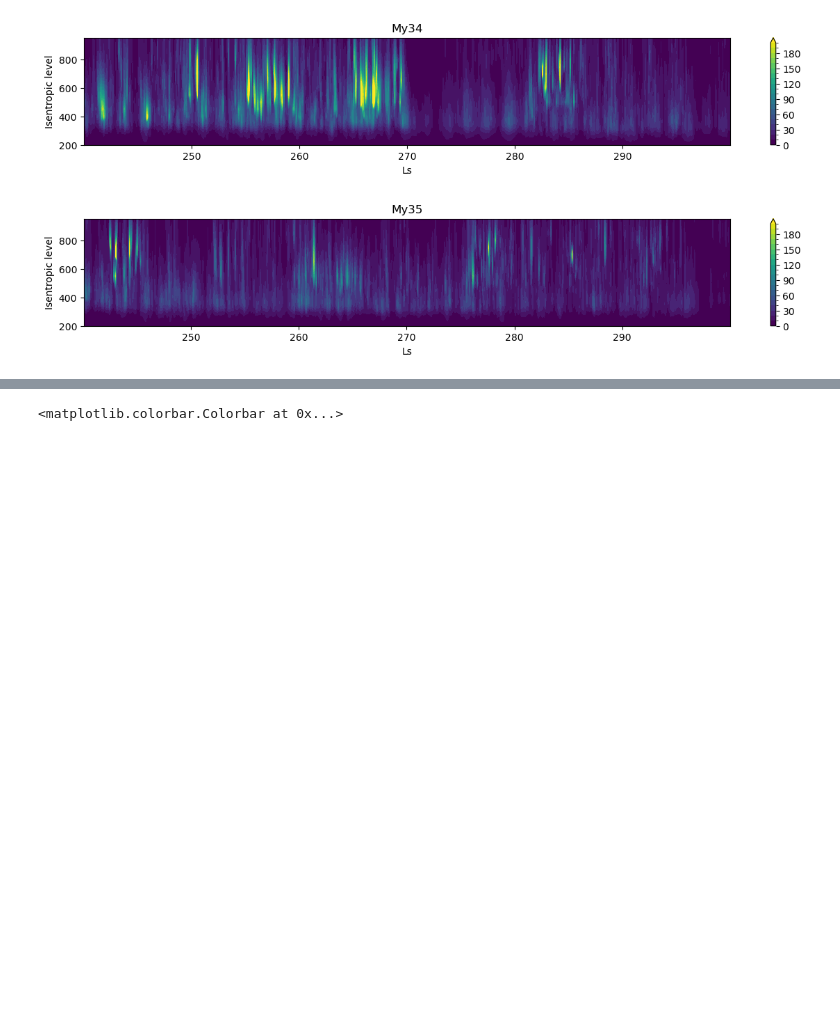
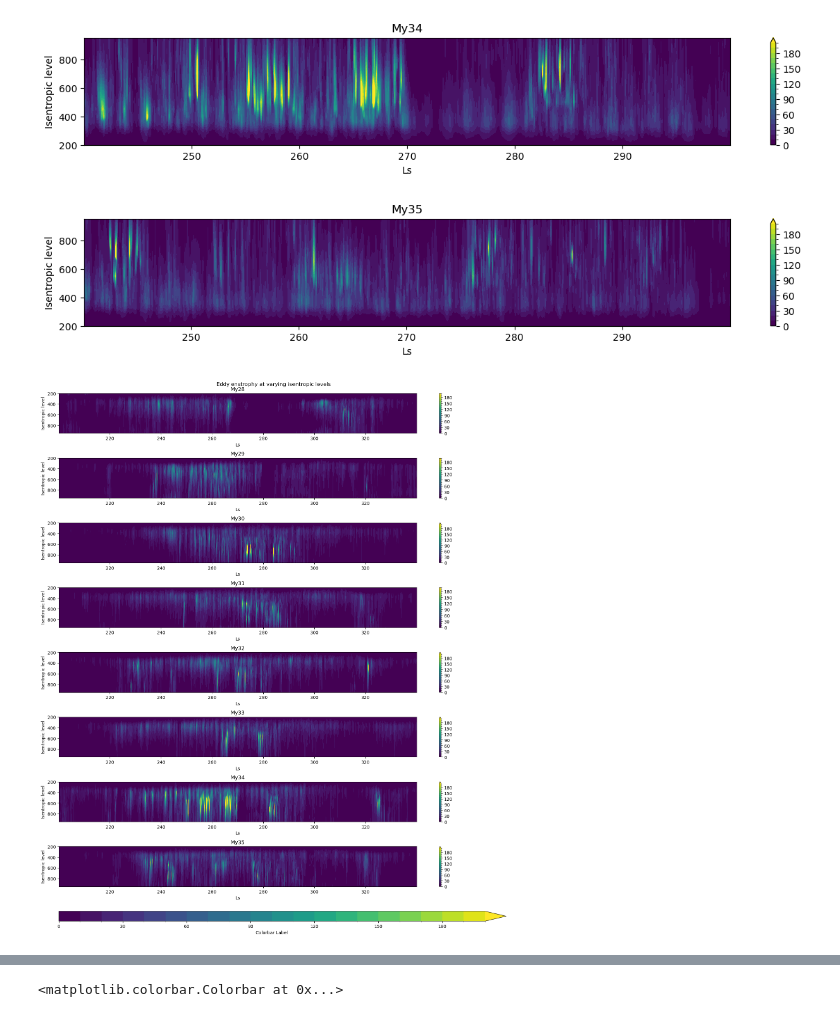
Before and after one commit to 12shughes/Reanalysis, a Jupyter notebook: playing_eddy_enstrophy_plots.ipynb, the cells around one changed output, grey strips where cells are left out. Drawn from its saved outputs; the diff is of its cells as text; code cells hidden in the pictures; blank space fills up the shorter version.

Commit message:
notebook all the plots are made in

```diff
--- a/playing_eddy_enstrophy_plots.ipynb
+++ b/playing_eddy_enstrophy_plots.ipynb
@@ -37,3 +38,32 @@ for year in years:
 [figure]
 [figure]
 [figure]
+# %%
+import xarray as xr
+import numpy as np
+import matplotlib.pyplot as plt
+
+islev = 000
+
+years = [28, 29, 30, 31, 32, 33, 34, 35]
+path = '/disco/share/sh1293/OpenMARS_data/Eddy_enstrophy/'
+i = 0
+fig, axs = plt.subplots(9,1, figsize = (15,18), layout = 'tight', height_ratios = [1,1,1,1,1,1,1,1,0.25])
+fig.suptitle('Eddy enstrophy at varying isentropic levels')
+for year in years:
+    da = xr.open_dataarray(path + 'lev%03d_my%02d.nc' %(islev, year))
+    da = da.assign_coords({'MY':year})
+    daw = da.where(200 <= da.Ls, drop = True).where(da.Ls <= 340, drop = True)
+    plot = daw.plot.contourf(x='Ls', levels = 21, vmin = 0, vmax = 200, ax = axs[i])
+    axs[i].set_xlabel('Ls')
+    axs[i].set_ylabel('Isentropic level')
+    axs[i].set_title('My%02d' %(year))
+    axs[i].invert_yaxis()
+    i+=1
+cbar = fig.colorbar(plot, cax=axs[i], orientation='horizontal', shrink = 0.15)
+cbar.set_label('Colorbar Label')
+plt.tight_layout()
+fig.subplots_adjust(top=0.96)
+#plt.savefig(path + '/Plots/isen_all.pdf')
+# %% [output]
+[figure, added]
```
Also changed, not shown: parts of 8 cells of this notebook.
